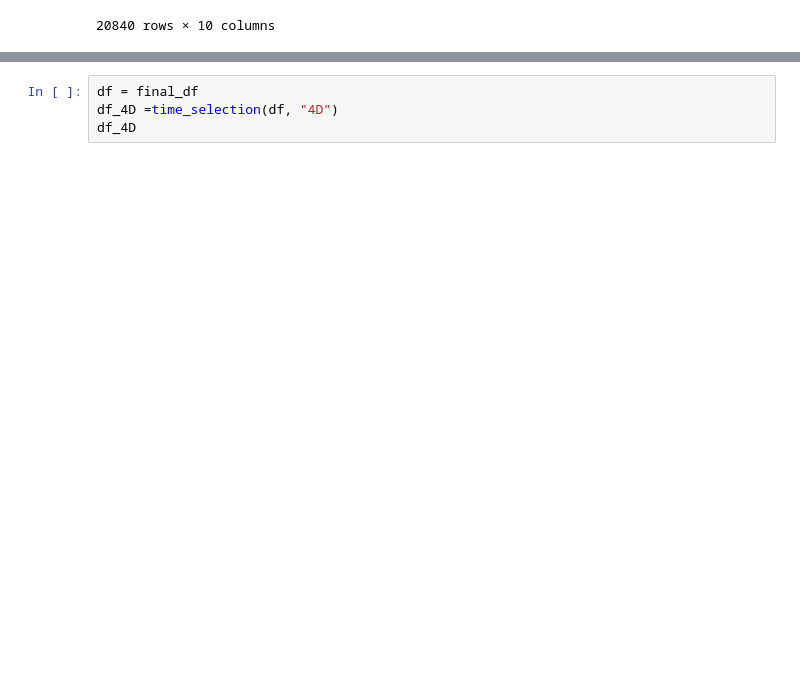
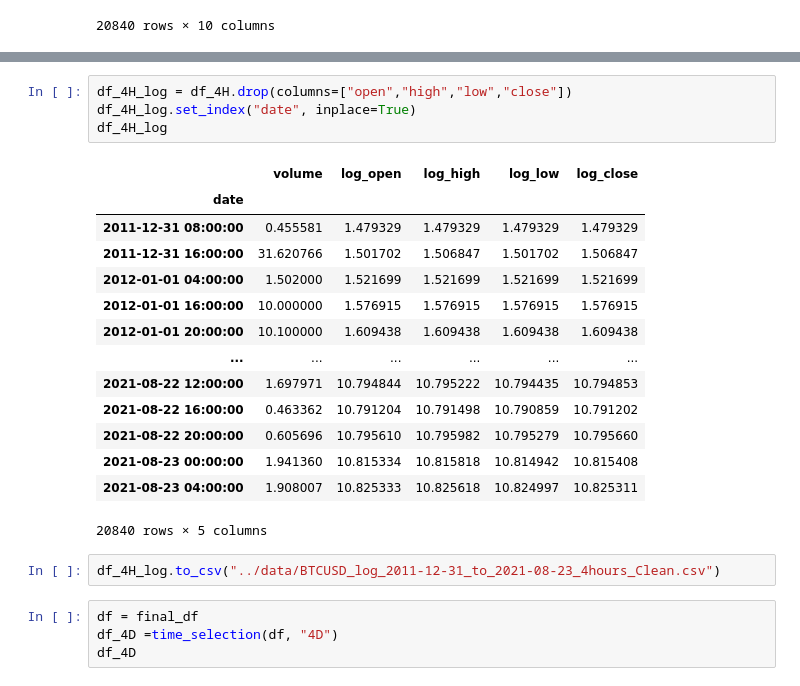
Before and after one commit to timjab92/cryptotrading-indicator, a Jupyter notebook: notebooks/Data_Colecting_Cleaning.ipynb, the cells around one changed output, grey strips where cells are left out. Cells and saved outputs as stored; diff of their text form; blank space fills up the shorter version.

```diff
--- a/notebooks/Data_Colecting_Cleaning.ipynb
+++ b/notebooks/Data_Colecting_Cleaning.ipynb
@@ -436,3 +456,24 @@ df_4H
+# %%
+df_4H_log = df_4H.drop(columns=["open","high","low","close"])
+df_4H_log.set_index("date", inplace=True)
+df_4H_log
+# %% [output]
+|  | volume | log_open | log_high | log_low | log_close |
+| date |  |  |  |  |  |
+| 2011-12-31 08:00:00 | 0.455581 | 1.479329 | 1.479329 | 1.479329 | 1.479329 |
+| 2011-12-31 16:00:00 | 31.620766 | 1.501702 | 1.506847 | 1.501702 | 1.506847 |
+| 2012-01-01 04:00:00 | 1.502000 | 1.521699 | 1.521699 | 1.521699 | 1.521699 |
+| 2012-01-01 16:00:00 | 10.000000 | 1.576915 | 1.576915 | 1.576915 | 1.576915 |
+| 2012-01-01 20:00:00 | 10.100000 | 1.609438 | 1.609438 | 1.609438 | 1.609438 |
+| ... | ... | ... | ... | ... | ... |
+| 2021-08-22 12:00:00 | 1.697971 | 10.794844 | 10.795222 | 10.794435 | 10.794853 |
+| 2021-08-22 16:00:00 | 0.463362 | 10.791204 | 10.791498 | 10.790859 | 10.791202 |
+| 2021-08-22 20:00:00 | 0.605696 | 10.795610 | 10.795982 | 10.795279 | 10.795660 |
+| 2021-08-23 00:00:00 | 1.941360 | 10.815334 | 10.815818 | 10.814942 | 10.815408 |
+| 2021-08-23 04:00:00 | 1.908007 | 10.825333 | 10.825618 | 10.824997 | 10.825311 |
+20840 rows × 5 columns
+# %%
+df_4H_log.to_csv("../data/BTCUSD_log_2011-12-31_to_2021-08-23_4hours_Clean.csv")
 # %%
 df = final_df
 df_4D =time_selection(df, "4D")
```
Also changed, not shown: parts of 5 cells of this notebook, 1 other file.
